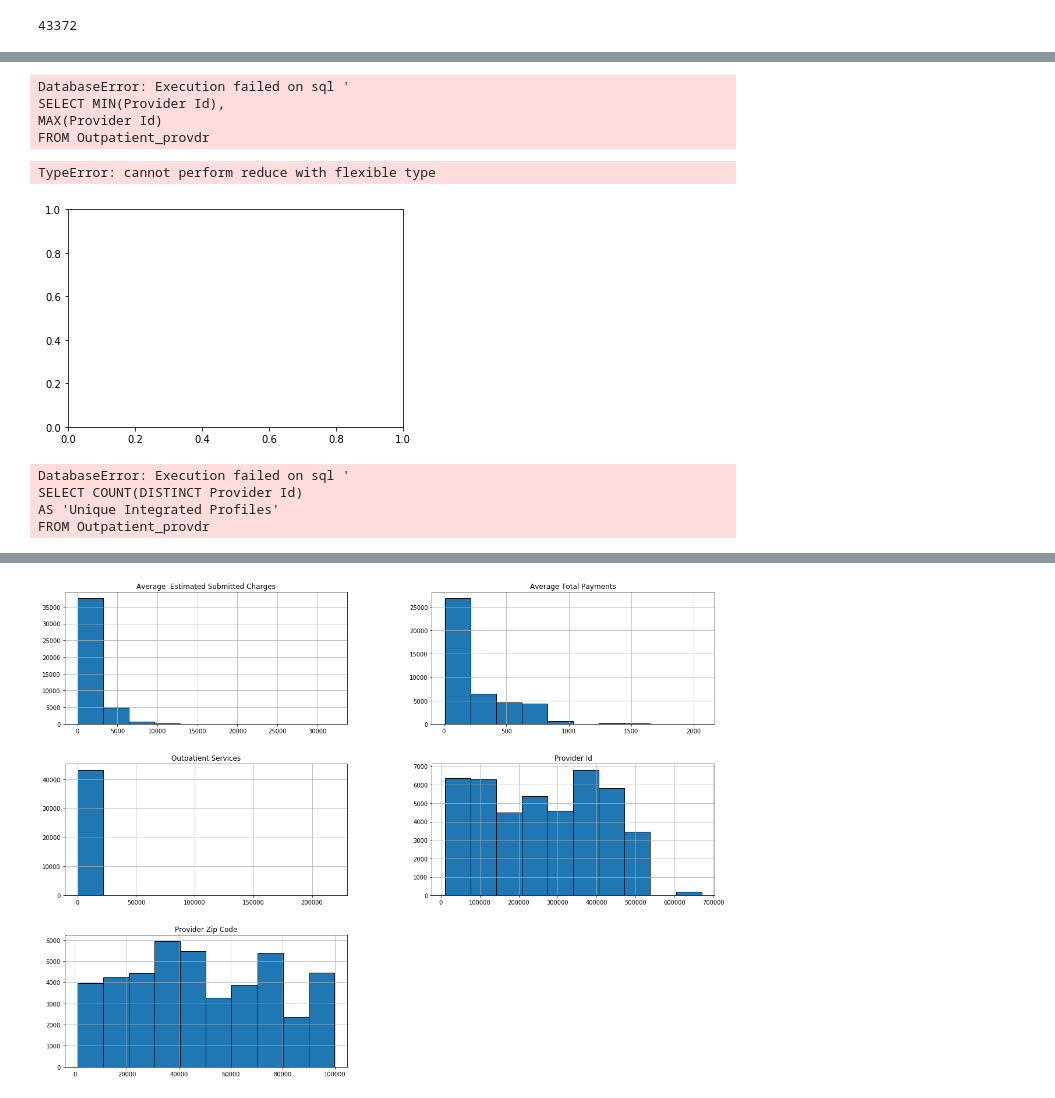
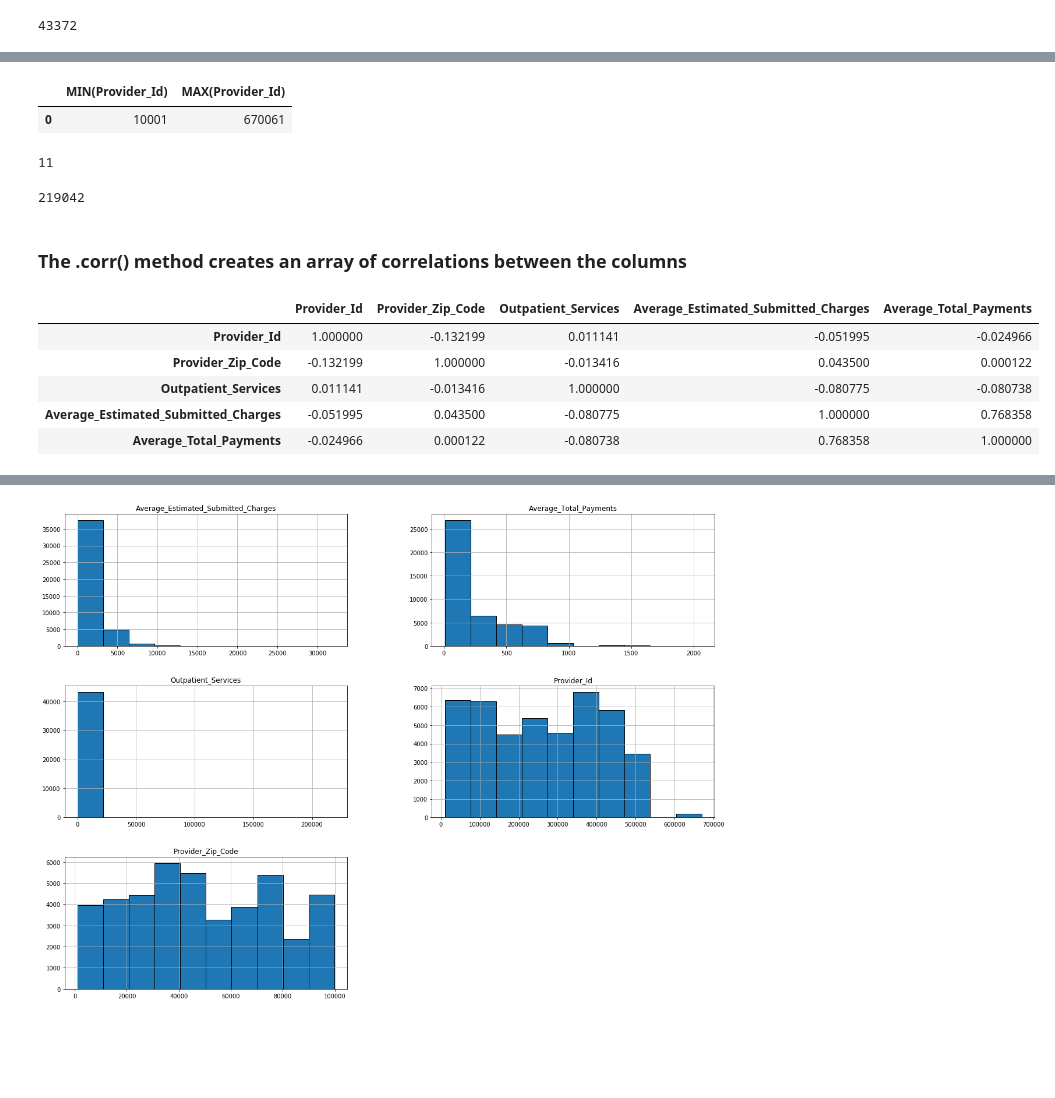
Before and after one commit to jjobe1917/2019_python_final_project, a Jupyter notebook: Outpatient_provdr.ipynb, the cells around one changed output, grey strips where cells are left out. Cells and saved outputs as stored; diff of their text form; code cells hidden in the pictures; blank space fills up the shorter version.

```diff
--- a/Outpatient_provdr.ipynb
+++ b/Outpatient_provdr.ipynb
@@ -90,41 +110,34 @@ print(len(not_interference))
 # %%
-##Make a list of all of the Pulsar integrated profiles using the 'not_interference' array
-spread_of_stars = []
-i = 0
-for star in range(0, len(not_interference)-1):
-    spread_of_stars.append(not_interference.iloc[i][0])
-    i += 1
+## Retrieve the minimum and maximum values
+## of the integrated profiles of noise using SQL query
+spread_of_noise = pd.read_sql_query("""
+SELECT MIN(Provider_Id),
+MAX(Provider_Id)
+FROM Outpatient_provdr;
+--WHERE Provider_Id = 0;
+""", conn)
 
-
-##Retrieve the minimum and maximum values of the integrated profiles of noise using SQL query
-spread_of_noise = pd.read_sql_query("""
-SELECT MIN(Provider Id),
-MAX(Provider Id)
-FROM Outpatient_provdr
-WHERE target_class = 0;
-""", conn)
+spread_of_noise
 # %% [output]
-DatabaseError: Execution failed on sql '
-SELECT MIN(Provider Id),
-MAX(Provider Id)
-FROM Outpatient_provdr
+|  | MIN(Provider_Id) | MAX(Provider_Id) |
+| 0 | 10001 | 670061 |
-# %%
-plt.boxplot(spread_of_stars)
-plt.title('Spread of Integrated Outpatient_provdr')
-plt.xticks([1], ['Outpatient_provdr'])
-plt.ylabel('Provider Id');
-# %% [output]
-TypeError: cannot perform reduce with flexible type
-[figure, removed]
-# %%
-pd.read_sql_query("""
-SELECT COUNT(DISTINCT Provider Id)
-AS 'Unique Integrated Profiles'
-FROM Outpatient_provdr
-WHERE target_class = 1;
-""", conn)
-# %% [output]
-DatabaseError: Execution failed on sql '
-SELECT COUNT(DISTINCT Provider Id)
-AS 'Unique Integrated Profiles'
-FROM Outpatient_provdr
+# %%
+outp_srvs.min()
+# %% [output]
+11
+# %%
+outp_srvs.max()
+# %% [output]
+219042
+# %% [markdown]
+### The .corr() method creates an array of correlations between the columns
+# %%
+correlated_data = Outpatient_provdr.corr()
+correlated_data
+# %% [output]
+|  | Provider_Id | Provider_Zip_Code | Outpatient_Services | Average_Estimated_Submitted_Charges | Average_Total_Payments |
+| Provider_Id | 1.000000 | -0.132199 | 0.011141 | -0.051995 | -0.024966 |
+| Provider_Zip_Code | -0.132199 | 1.000000 | -0.013416 | 0.043500 | 0.000122 |
+| Outpatient_Services | 0.011141 | -0.013416 | 1.000000 | -0.080775 | -0.080738 |
+| Average_Estimated_Submitted_Charges | -0.051995 | 0.043500 | -0.080775 | 1.000000 | 0.768358 |
+| Average_Total_Payments | -0.024966 | 0.000122 | -0.080738 | 0.768358 | 1.000000 |
```
Also changed, not shown: parts of 22 cells of this notebook, 2 other files.
